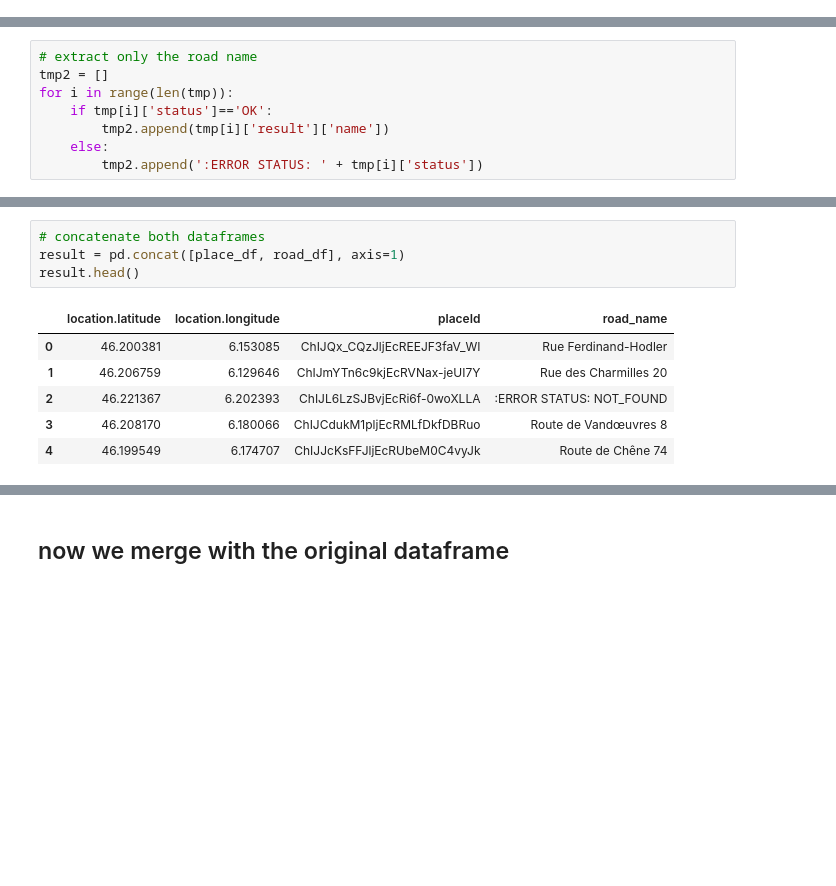
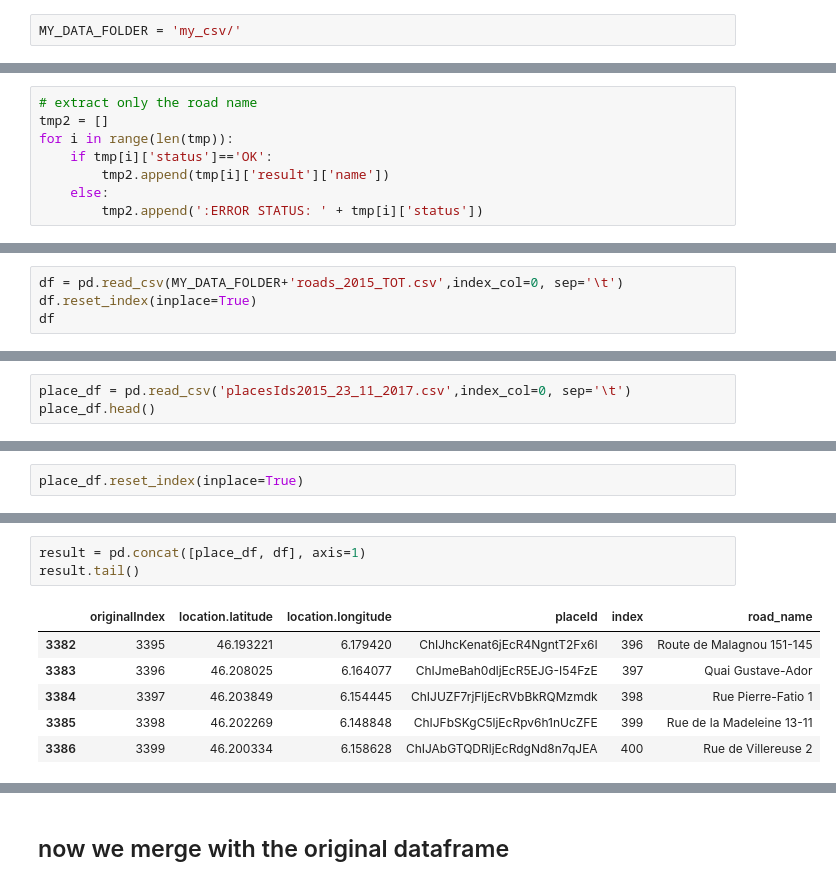
Before and after one commit to LucaZampieri/ADA_homework_LMX, a Jupyter notebook: LMX_Project/LUCA/Geneva_accidents_luca.ipynb, the cells around one changed output, grey strips where cells are left out. Cells and saved outputs as stored; diff of their text form; blank space fills up the shorter version.

```diff
--- a/LMX_Project/LUCA/Geneva_accidents_luca.ipynb
+++ b/LMX_Project/LUCA/Geneva_accidents_luca.ipynb
@@ -514,0 +463,2 @@ from pandas.io.json import json_normalize
+# %%
+MY_DATA_FOLDER = 'my_csv/'
@@ -819,0 +806,4 @@ place_df.head()
+# %%
+df = pd.read_csv(MY_DATA_FOLDER+'roads_2015_TOT.csv',index_col=0, sep='\t')
+df.reset_index(inplace=True)
+df
@@ -819,0 +829,3 @@ place_df.head()
+# %%
+place_df = pd.read_csv('placesIds2015_23_11_2017.csv',index_col=0, sep='\t')
+place_df.head()
@@ -819,0 +840,2 @@ place_df.head()
+# %%
+place_df.reset_index(inplace=True)
@@ -820,11 +851,10 @@ place_df.head()
 # %%
-# concatenate both dataframes
-result = pd.concat([place_df, road_df], axis=1)
-result.head()
+result = pd.concat([place_df, df], axis=1)
+result.tail()
 # %% [output]
-|  | location.latitude | location.longitude | placeId | road_name |
-| 0 | 46.200381 | 6.153085 | ChIJQx_CQzJljEcREEJF3faV_WI | Rue Ferdinand-Hodler |
-| 1 | 46.206759 | 6.129646 | ChIJmYTn6c9kjEcRVNax-jeUI7Y | Rue des Charmilles 20 |
-| 2 | 46.221367 | 6.202393 | ChIJL6LzSJBvjEcRi6f-0woXLLA | :ERROR STATUS: NOT_FOUND |
-| 3 | 46.208170 | 6.180066 | ChIJCdukM1pljEcRMLfDkfDBRuo | Route de Vandœuvres 8 |
-| 4 | 46.199549 | 6.174707 | ChIJJcKsFFJljEcRUbeM0C4vyJk | Route de Chêne 74 |
+|  | originalIndex | location.latitude | location.longitude | placeId | index | road_name |
+| 3382 | 3395 | 46.193221 | 6.179420 | ChIJhcKenat6jEcR4NgntT2Fx6I | 396 | Route de Malagnou 151-145 |
+| 3383 | 3396 | 46.208025 | 6.164077 | ChIJmeBah0dljEcR5EJG-I54FzE | 397 | Quai Gustave-Ador |
+| 3384 | 3397 | 46.203849 | 6.154445 | ChIJUZF7rjFljEcRVbBkRQMzmdk | 398 | Rue Pierre-Fatio 1 |
+| 3385 | 3398 | 46.202269 | 6.148848 | ChIJFbSKgC5ljEcRpv6h1nUcZFE | 399 | Rue de la Madeleine 13-11 |
+| 3386 | 3399 | 46.200334 | 6.158628 | ChIJAbGTQDRljEcRdgNd8n7qJEA | 400 | Rue de Villereuse 2 |
```
Also changed, not shown: parts of 50 cells of this notebook.
